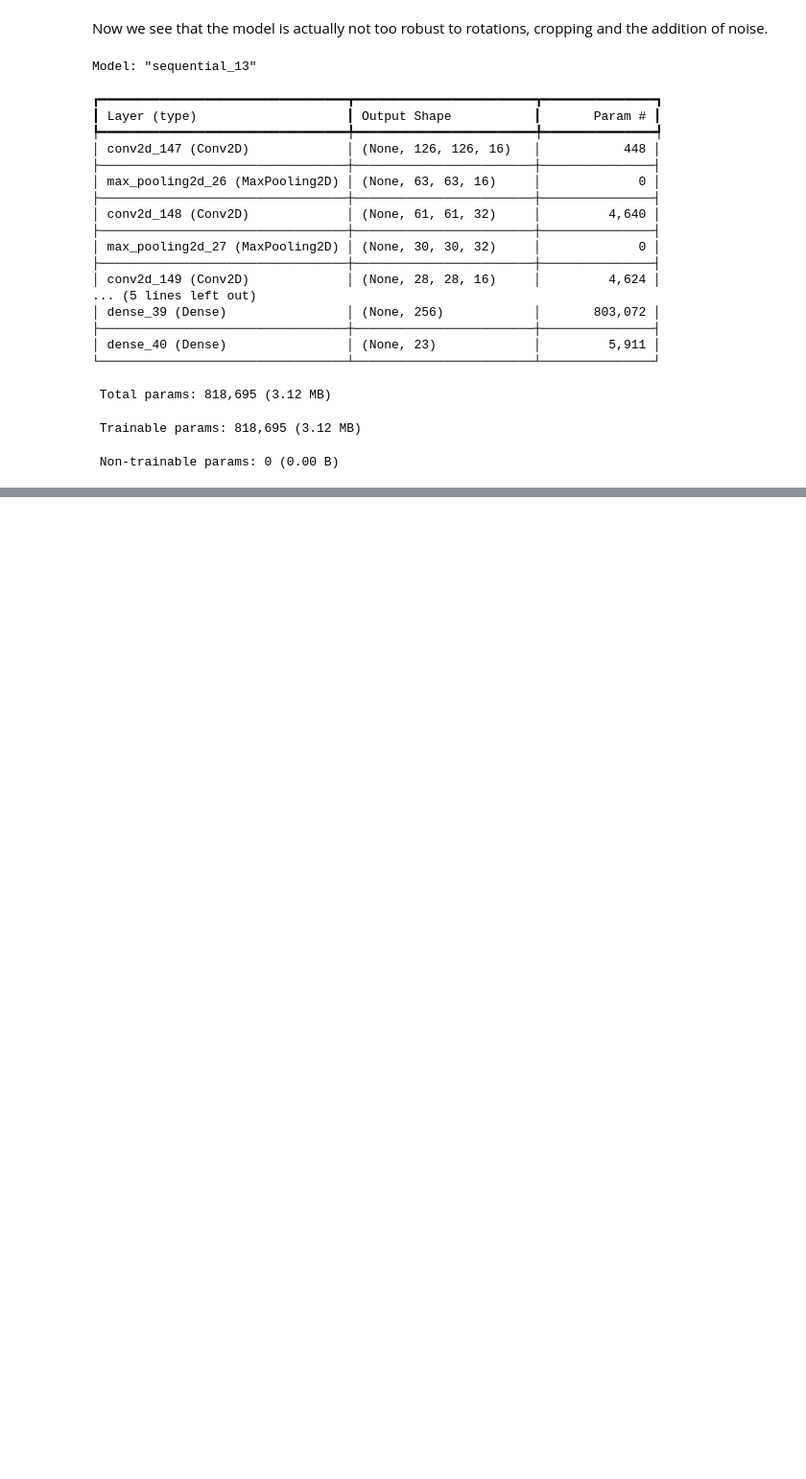
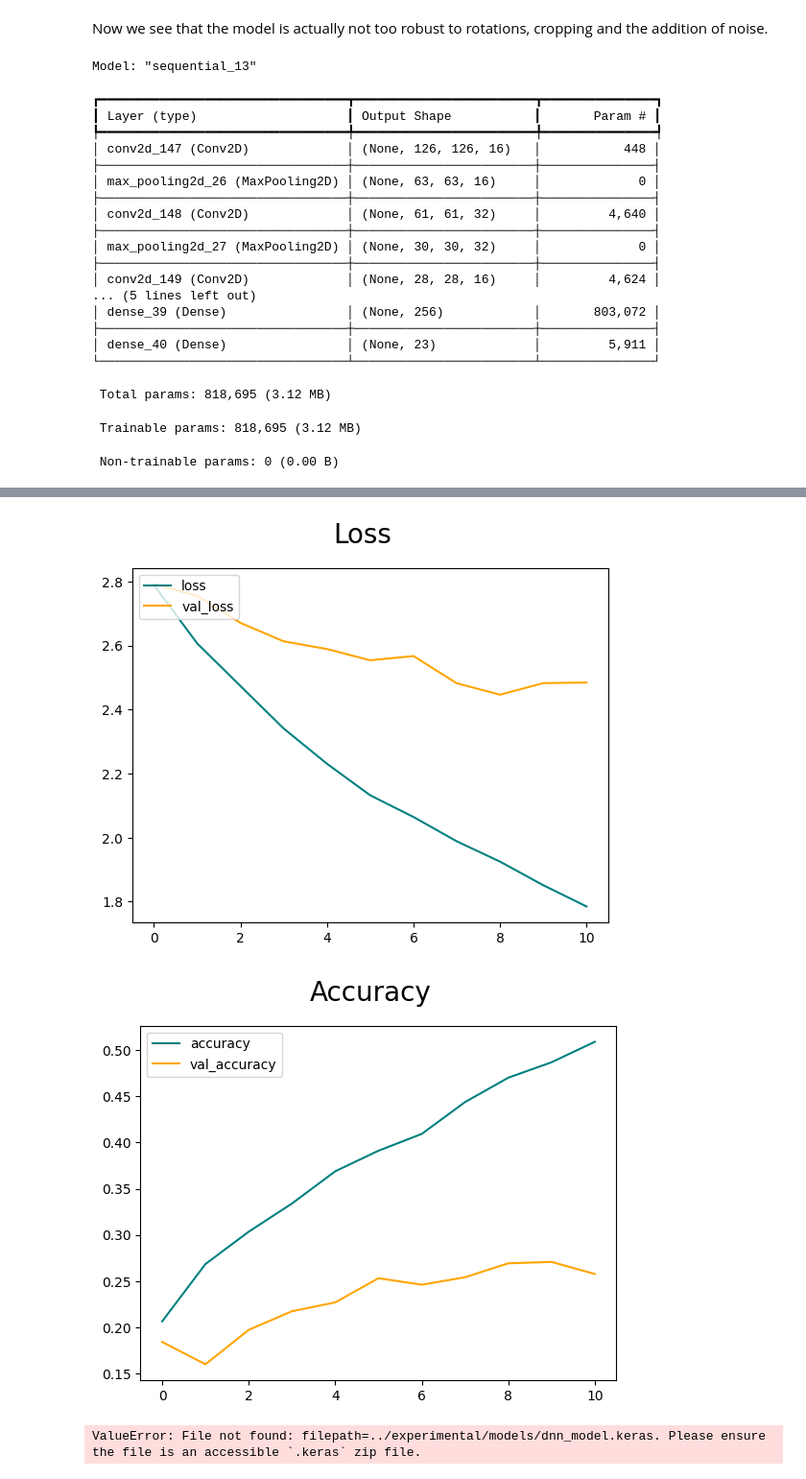
Before and after one commit to mariooohzc/ConvolutionNeuralNetworkImageClassificationProject, a Jupyter notebook: experimental/filetest.ipynb, the cells around one changed output, grey strips where cells are left out. Shown at 96% size. Saved outputs shown, nothing was run; the diff lists cells and outputs as text; code cells hidden in the pictures; blank space fills up the shorter version.

```diff
--- a/experimental/filetest.ipynb
+++ b/experimental/filetest.ipynb
@@ -542,0 +595,20 @@ KeyboardInterrupt:
+# %%
+from tensorflow.keras.optimizers import Adam
+
+dnn_model.compile(optimizer=Adam(learning_rate=0.001),
+                  loss='sparse_categorical_crossentropy',
+                  metrics=['accuracy'])
+
+logdir_dnn='logs_dnn'
+tensorboard_callback_dnn = tf.keras.callbacks.TensorBoard(log_dir=logdir_dnn)
+
+early_stopping = EarlyStopping(
+    monitor='val_loss',
+    patience=2,
+    restore_best_weights=True,
+    verbose=1
+)
+
+dnn_model_history = dnn_model.fit(augmented_train, batch_size=16, epochs=50, validation_data=augmented_val, callbacks=[tensorboard_callback_dnn, early_stopping], verbose=1)
+
+dnn_model.save("../experimental/models/dnn_model.keras") #save completed model after training
@@ -542,0 +634,32 @@ KeyboardInterrupt:
+# %%
+fig = plt.figure()
+plt.plot(dnn_model.history['loss'], color='teal', label='loss')
+plt.plot(dnn_model.history['val_loss'], color='orange', label='val_loss')
+fig.suptitle('Loss', fontsize=20)
+plt.legend(loc="upper left")
+plt.show()
+
+fig = plt.figure()
+plt.plot(dnn_model.history['accuracy'], color='teal', label='accuracy')
+plt.plot(dnn_model.history['val_accuracy'], color='orange', label='val_accuracy')
+fig.suptitle('Accuracy', fontsize=20)
+plt.legend(loc="upper left")
+plt.show()
+
+dnn_pre=Precision()
+dnn_rec=Recall()
+dnn_acc=Accuracy()
+
+reconstructed_dnn_augmented_model=keras.models.load_model("../experimental/models/dnn_model.keras")
+
+for batch in augmented_test.as_numpy_iterator():
+    x,y=batch
+    predicted=reconstructed_dnn_augmented_model.predict(x)
+    yhat=np.argmax(predicted, axis=1)
+    dnn_acc.update_state(y, yhat)
+    dnn_rec.update_state(y, yhat)
+    dnn_pre.update_state(y, yhat)
+# %% [output]
+[figure, added]
+[figure, added]
+ValueError: File not found: filepath=../experimental/models/dnn_model.keras. Please ensure the file is an accessible `.keras` zip file.
```
Also changed, not shown: parts of 24 cells of this notebook, 12 other files.
